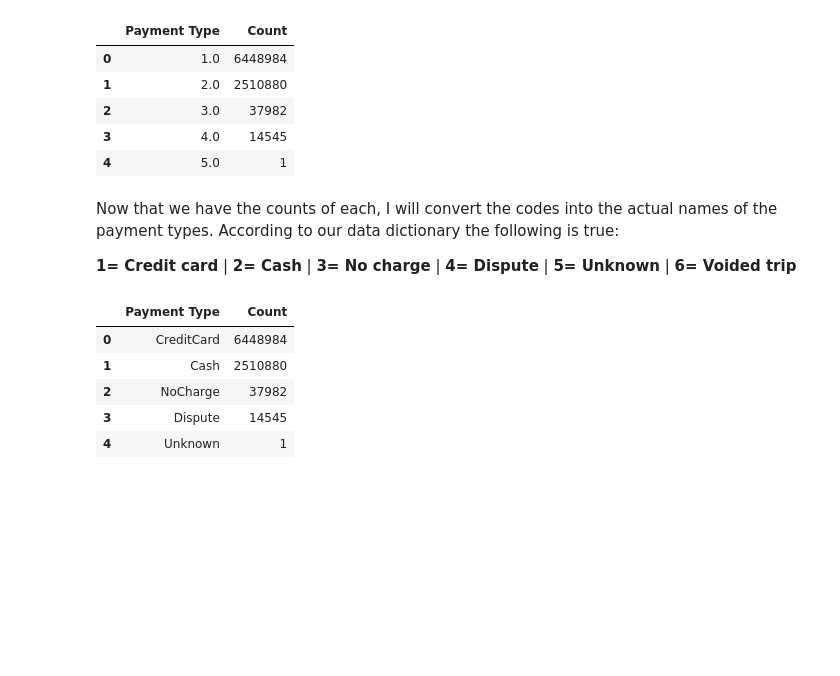
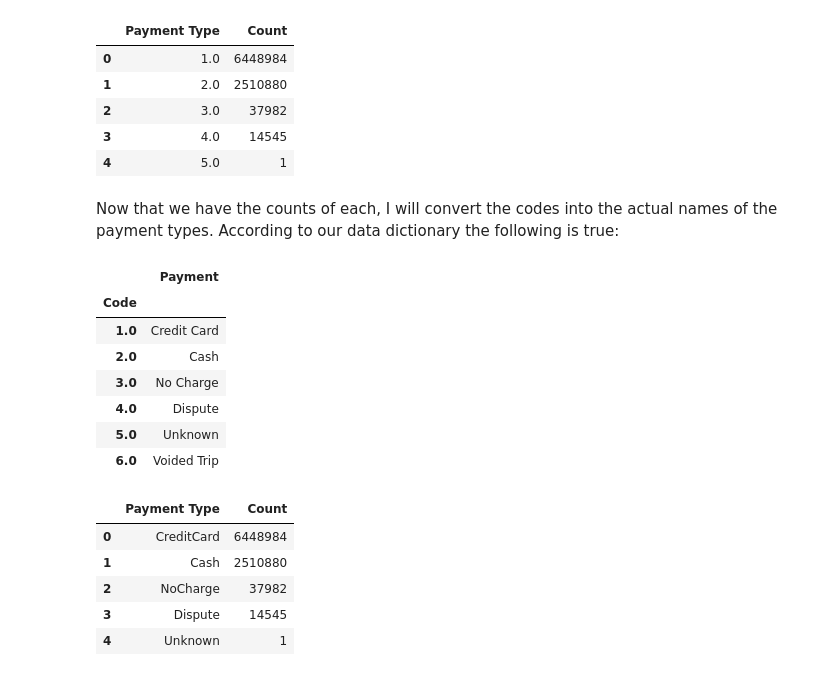
Before and after one commit to samtuleen/nyc-taxis-vs-covid, a Jupyter notebook: notebook1.ipynb, the cells around one changed output. Saved outputs shown, nothing was run; the diff lists cells and outputs as text; code cells hidden in the pictures; blank space fills up the shorter version.

```diff
--- a/notebook1.ipynb
+++ b/notebook1.ipynb
@@ -140,8 +140,23 @@ payment_types.head(6)
 | 2 | 3.0 | 37982 |
 | 3 | 4.0 | 14545 |
 | 4 | 5.0 | 1 |
+# %%
+data = {'Code':[1.0, 2.0, 3.0, 4.0, 5.0, 6.0],
+        'Payment':['Credit Card', 'Cash', 'No Charge', 'Dispute', 'Unknown', 'Voided Trip']}
+
+data_dict = pd.DataFrame(data)
+data_dict.set_index('Code', inplace=True)
 # %% [markdown]
 Now that we have the counts of each, I will convert the codes into the actual names of the payment types. According to our data dictionary the following is true:
-
-**1= Credit card** | **2= Cash** | **3= No charge** | **4= Dispute** | **5= Unknown** | **6= Voided trip**
+# %%
+data_dict.head(6)
+# %% [output]
+|  | Payment |
+| Code |  |
+| 1.0 | Credit Card |
+| 2.0 | Cash |
+| 3.0 | No Charge |
+| 4.0 | Dispute |
+| 5.0 | Unknown |
+| 6.0 | Voided Trip |
 # %%
```
Also changed, not shown: parts of 7 cells of this notebook.
